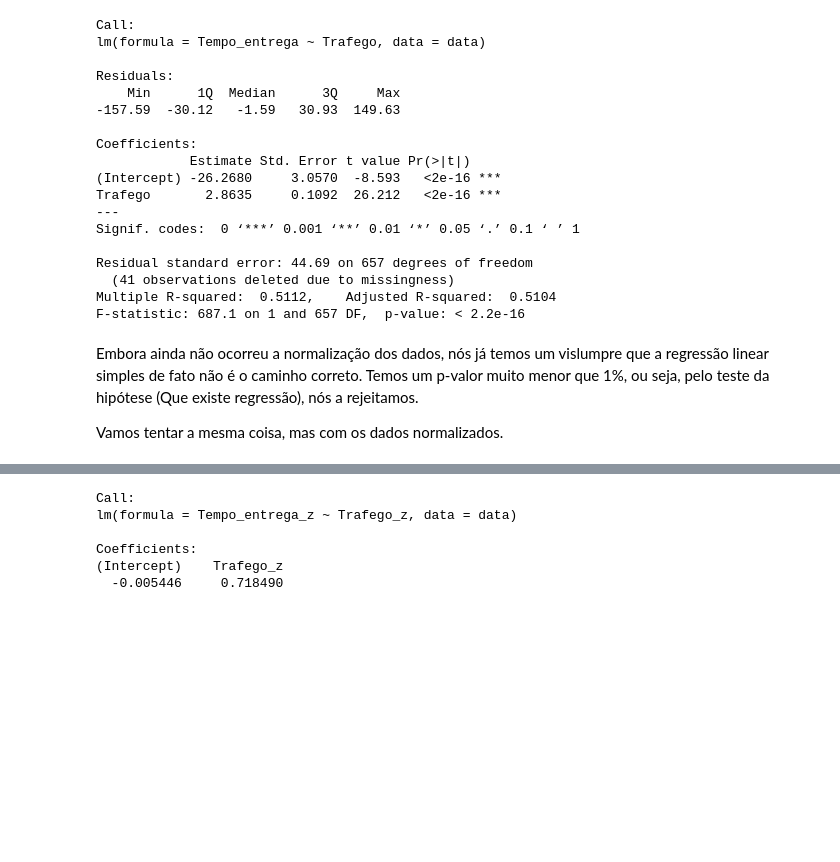
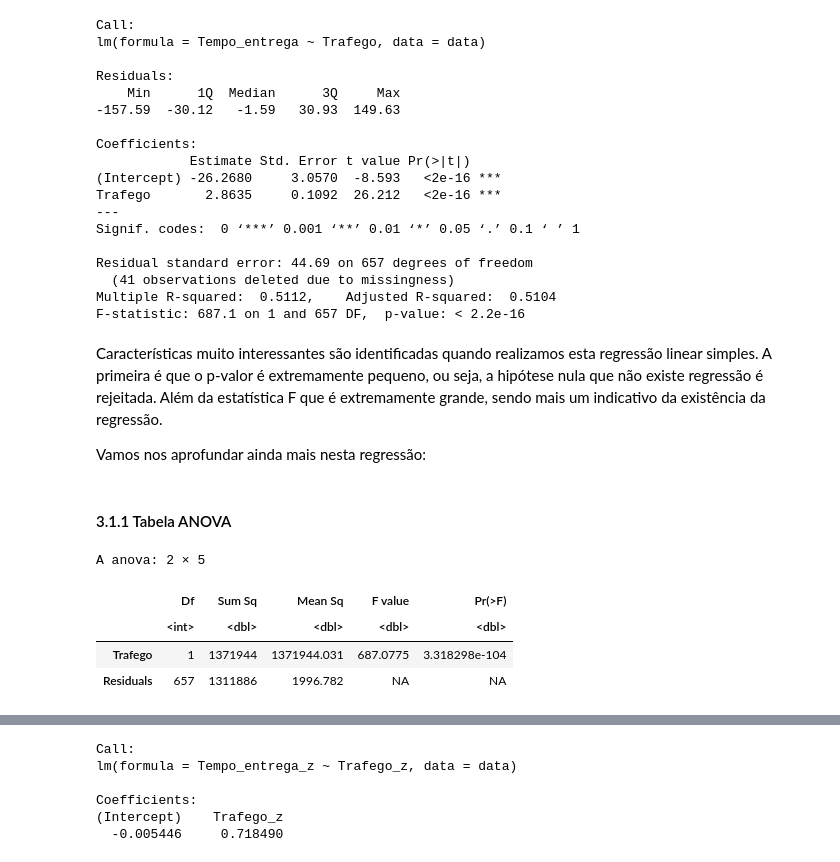
Before and after one commit to daviidjoshua/roteiro-estatistica-aplicada, a Jupyter notebook: main.ipynb, the cells around one changed output, grey strips where cells are left out. Cells and saved outputs as stored; diff of their text form; code cells hidden in the pictures; blank space fills up the shorter version.

```diff
--- a/main.ipynb
+++ b/main.ipynb
@@ -384,6 +384,16 @@ Residual standard error: 44.69 on 657 degrees of freedom
 Multiple R-squared:  0.5112,    Adjusted R-squared:  0.5104
 F-statistic: 687.1 on 1 and 657 DF,  p-value: < 2.2e-16
 # %% [markdown]
-Embora ainda não ocorreu a normalização dos dados, nós já temos um vislumpre que a regressão linear simples de fato não é o caminho correto. Temos um p-valor muito menor que 1%, ou seja, pelo teste da hipótese (Que existe regressão), nós a rejeitamos.
+Características muito interessantes são identificadas quando realizamos esta regressão linear simples. A primeira é que o p-valor é extremamente pequeno, ou seja, a hipótese nula que não existe regressão é rejeitada. Além da estatística F que é extremamente grande, sendo mais um indicativo da existência da regressão.
 
-Vamos tentar a mesma coisa, mas com os dados normalizados.
+Vamos nos aprofundar ainda mais nesta regressão:
+# %% [markdown]
+#### 3.1.1 Tabela ANOVA
+# %%
+anova(regressa_simples)
+# %% [output]
+A anova: 2 × 5
+|  | Df | Sum Sq | Mean Sq | F value | Pr(>F) |
+|  | <int> | <dbl> | <dbl> | <dbl> | <dbl> |
+| Trafego | 1 | 1371944 | 1371944.031 | 687.0775 | 3.318298e-104 |
+| Residuals | 657 | 1311886 | 1996.782 | NA | NA |
```
Also changed, not shown: parts of 16 cells of this notebook.
